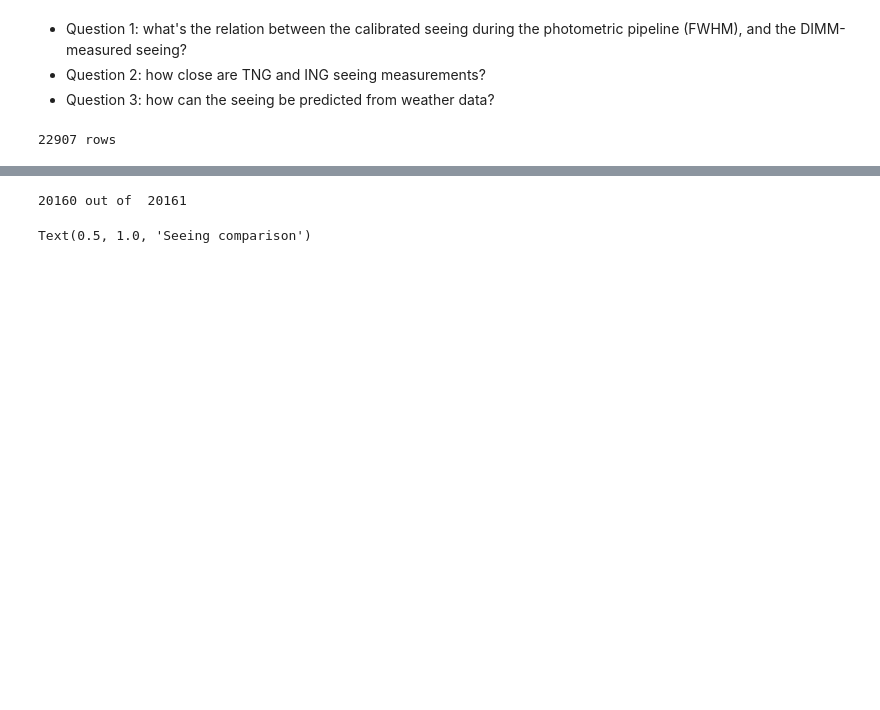
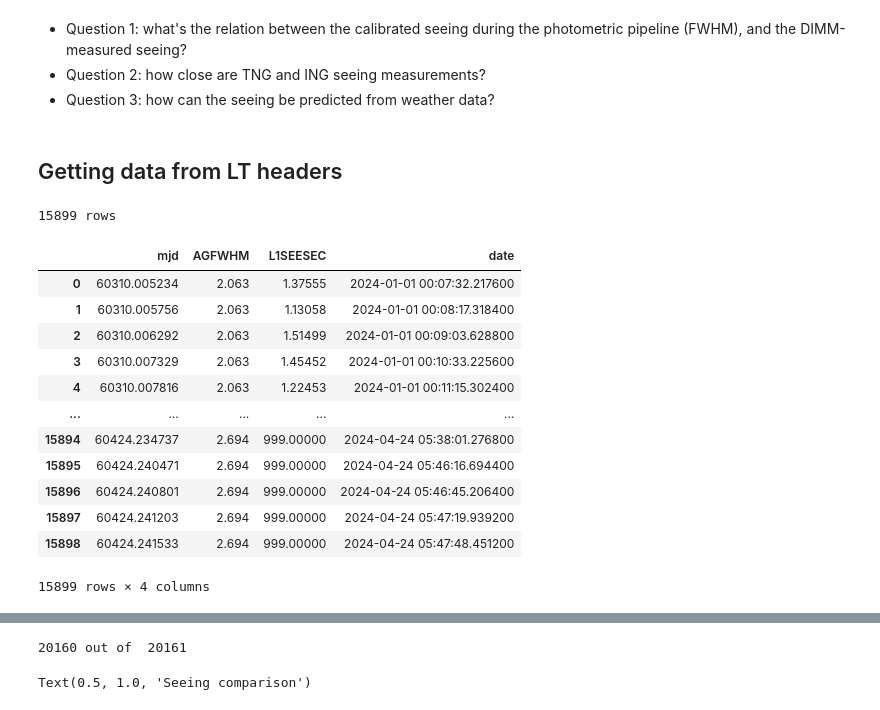
Before and after one commit to ferazuza/aspred, a Jupyter notebook: notebooks/seeing.ipynb, the cells around one changed output, grey strips where cells are left out. Cells and saved outputs as stored; diff of their text form; code cells hidden in the pictures; blank space fills up the shorter version.

```diff
--- a/notebooks/seeing.ipynb
+++ b/notebooks/seeing.ipynb
@@ -32,6 +32,8 @@ df["Seeing"].plot.kde(xlim=(0, 3))
 * Question 1: what's the relation between the calibrated seeing during the photometric pipeline (FWHM), and the DIMM-measured seeing?
 * Question 2: how close are TNG and ING seeing measurements?
 * Question 3: how can the seeing be predicted from weather data?
+# %% [markdown]
+## Getting data from LT headers
 # %%
 from aspred.connector import query_from_lt_header
 import aspred.utils
@@ -42,11 +44,27 @@ import datetime
 initial_date_mjd = aspred.utils.datetime_to_mjd(initial_date)
 final_date_mjd = aspred.utils.datetime_to_mjd(final_date)
 
-query = """SELECT mjd, AGFWHM FROM allkeys WHERE AGFWHM != 0 AND mjd > """ + str(initial_date_mjd) + " AND mjd < " + str(final_date_mjd) + " ORDER BY mjd ASC"
+query = """SELECT mjd, AGFWHM, L1SEESEC FROM allkeys WHERE INSTRUME = "IO:O" AND AGFWHM != 0 AND mjd > """ + str(initial_date_mjd) + " AND mjd < " + str(final_date_mjd) + " ORDER BY mjd ASC"
 df2 = query_from_lt_header(query)
 df2["date"] = df2["mjd"].apply(aspred.utils.mjd_to_datetime)
 
 print(len(df2), "rows")
 # %% [output]
-22907 rows
+15899 rows
+# %%
+df2
+# %% [output]
+|  | mjd | AGFWHM | L1SEESEC | date |
+| 0 | 60310.005234 | 2.063 | 1.37555 | 2024-01-01 00:07:32.217600 |
+| 1 | 60310.005756 | 2.063 | 1.13058 | 2024-01-01 00:08:17.318400 |
+| 2 | 60310.006292 | 2.063 | 1.51499 | 2024-01-01 00:09:03.628800 |
+| 3 | 60310.007329 | 2.063 | 1.45452 | 2024-01-01 00:10:33.225600 |
+| 4 | 60310.007816 | 2.063 | 1.22453 | 2024-01-01 00:11:15.302400 |
+| ... | ... | ... | ... | ... |
+| 15894 | 60424.234737 | 2.694 | 999.00000 | 2024-04-24 05:38:01.276800 |
+| 15895 | 60424.240471 | 2.694 | 999.00000 | 2024-04-24 05:46:16.694400 |
+| 15896 | 60424.240801 | 2.694 | 999.00000 | 2024-04-24 05:46:45.206400 |
+| 15897 | 60424.241203 | 2.694 | 999.00000 | 2024-04-24 05:47:19.939200 |
+| 15898 | 60424.241533 | 2.694 | 999.00000 | 2024-04-24 05:47:48.451200 |
+15899 rows × 4 columns
 # %%
```
Also changed, not shown: parts of 13 cells of this notebook.
